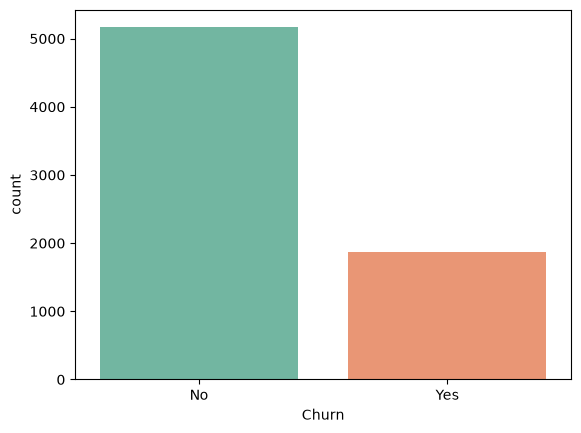
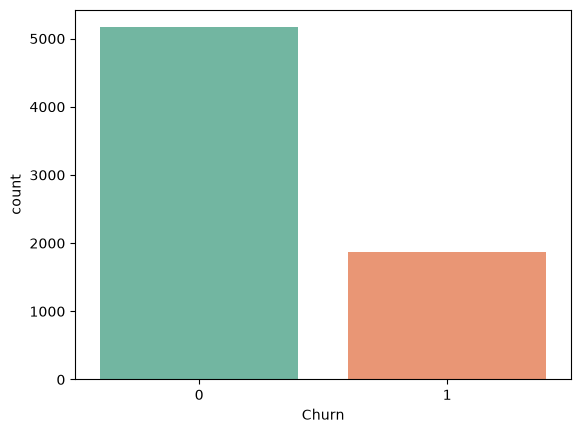
Code edit (unified diff) that turned the first committed figure into the second:
--- before
+++ after
@@ -1 +1,2 @@
 sns.countplot(x='Churn', data=df,palette='Set2') ;
+plt.savefig("churn_distribution.png", dpi=300, bbox_inches='tight')

Commit: Update README plot images